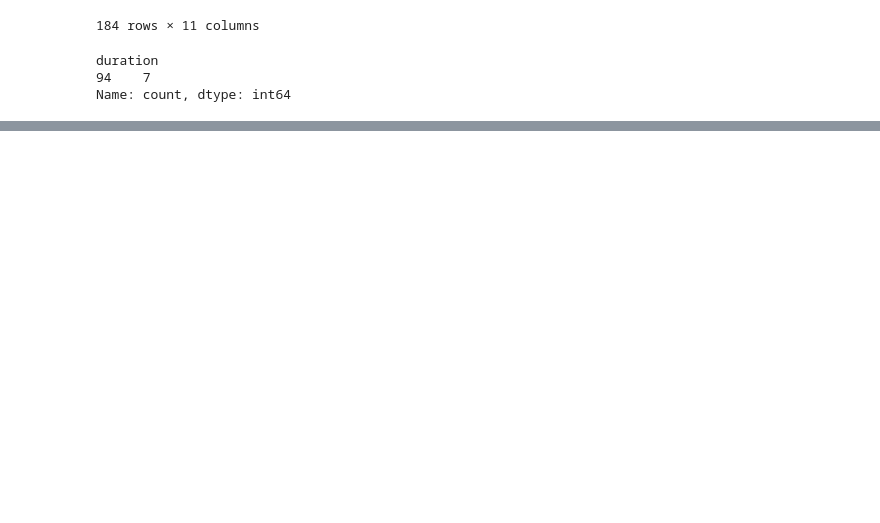
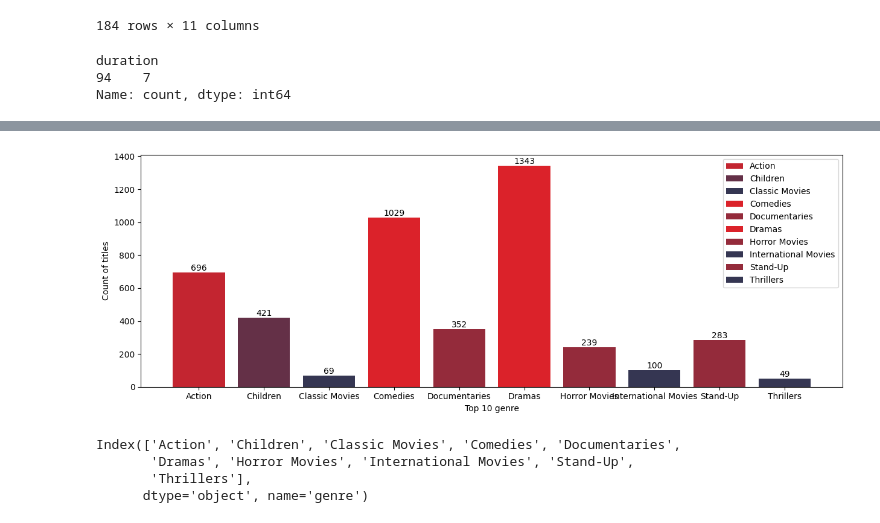
Before and after one commit to abhijeet-bhambere/exploratory_data_analysis, a Jupyter notebook: netflix-project-eda.ipynb, the cells around one changed output, grey strips where cells are left out. Saved outputs shown, nothing was run; the diff lists cells and outputs as text; code cells hidden in the pictures; blank space fills up the shorter version.

```diff
--- a/netflix-project-eda.ipynb
+++ b/netflix-project-eda.ipynb
@@ -133,0 +206,5 @@ movies_90s[(movies_90s["duration"]<90) & (movies_90s["type"]=="Movie") & (movies
+# %%
+genre_top10_1 = genre_top10.sort_index()
+genre_top10_1_labels = genre_top10_1.index.to_list()
+type(genre_top10_1_labels)
+genre_top10_1_labels
@@ -133,0 +222,21 @@ movies_90s[(movies_90s["duration"]<90) & (movies_90s["type"]=="Movie") & (movies
+# %%
+fig,ax = plt.subplots(figsize=(15,5))
+
+barchart = ax.bar(genre_top10_1.index,genre_top10_1,color=colorcode,label=genre_top10_1_labels)
+
+ax.set(xlabel="Top 10 genre",ylabel="Count of titles")
+
+ax.legend(labels=genre_top10_1_labels)
+
+ax.bar_label(container=barchart,labels=genre_top10_1)
+
+plt.show()
+# %% [output]
+[figure, added]
+# %%
+genre_top10_1.index
+# %% [output]
+Index(['Action', 'Children', 'Classic Movies', 'Comedies', 'Documentaries',
+       'Dramas', 'Horror Movies', 'International Movies', 'Stand-Up',
+       'Thrillers'],
+      dtype='object', name='genre')
```
Also changed, not shown: parts of 21 cells of this notebook, 1 other file.
